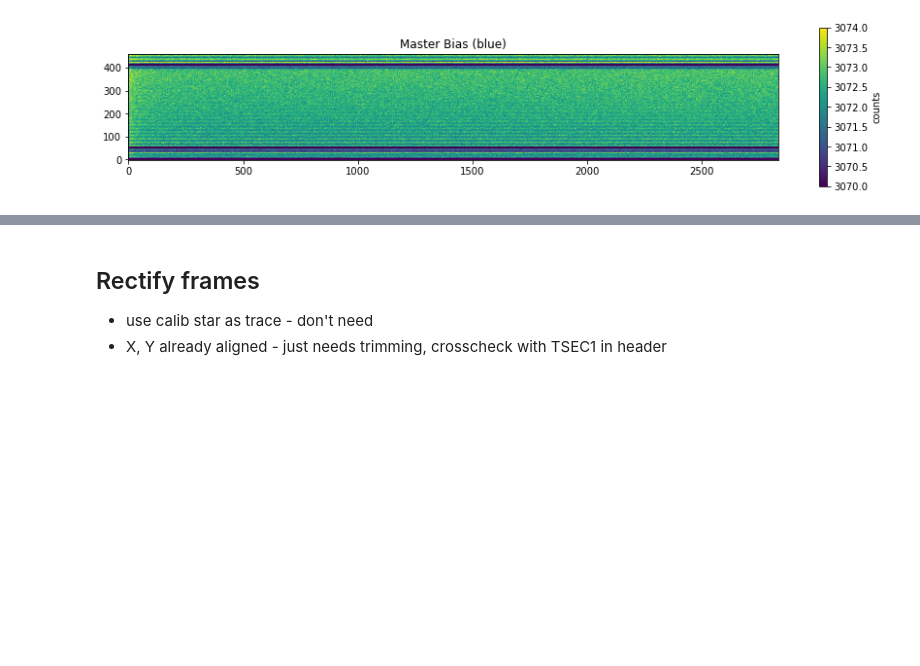
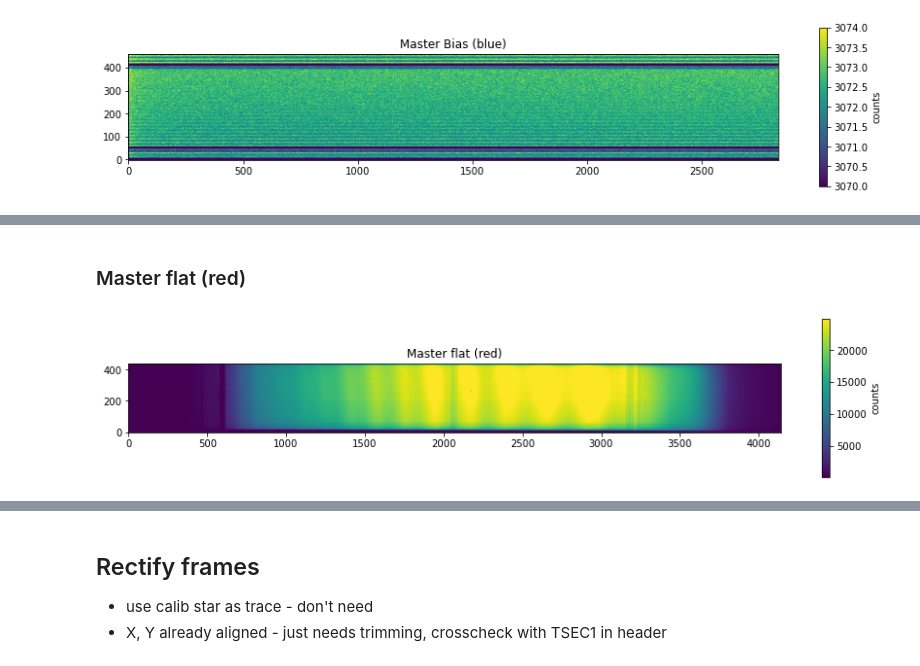
Before and after one commit to jaladh-singhal/ay107_observation, a Jupyter notebook: sn_spectra_reduction.ipynb, the cells around one changed output, grey strips where cells are left out. Saved outputs shown, nothing was run; the diff lists cells and outputs as text; code cells hidden in the pictures; blank space fills up the shorter version.

```diff
--- a/sn_spectra_reduction.ipynb
+++ b/sn_spectra_reduction.ipynb
@@ -143,5 +150,5 @@ util.plot_frame(data['red0027'], label='counts', title='Red 0027 Calib star', pr
 # %%
 bias = hdr_df[hdr_df['IMGTYPE'] == 'bias']
-flats = hdr_df[hdr_df['IMGTYPE'] == 'bias']
+flats = hdr_df[hdr_df['IMGTYPE'] == 'flat']
 arcs = hdr_df[hdr_df['IMGTYPE'] == 'cal']
 calib_star = hdr_df[(hdr_df['IMGTYPE'] == 'object') & (hdr_df['OBJECT'] == 'HD 158261')]
@@ -161,6 +172,6 @@ util.plot_frame(master_bias_red, label='counts', title='Master Bias (red)', pran
 # %%
 bias_blue = bias[np.char.startswith(list(bias.index), 'blue')]
-bias_blue_layers = np.zeros((460, 2835, bias_blue.shape[0]))
+bias_blue_layers = np.zeros((blue_shape[0], blue_shape[1], bias_blue.shape[0]))
 for i, curr_file in enumerate(bias_blue.index):
     curr_data = data[curr_file].T
     bias_blue_layers[:, :, i] = curr_data
@@ -185,0 +184,14 @@ red0001
+# %% [markdown]
+### Master flat (red)
+# %%
+flats_red = flats[np.char.startswith(list(flats.index), 'red')]
+flat_red_layers = np.zeros((red_shape[0], red_shape[1], flats_red.shape[0]))
+for i, curr_file in enumerate(flats_red.index):
+    curr_data = data[curr_file]
+    #texp = flats_red.loc[curr_file, 'EXPTIME']
+    flat_red_layers[:, :, i] = (curr_data - master_bias_red)   # should be dividing by texp, but all exposure times are zero for flats
+
+master_flat_red = np.median(flat_red_layers, axis=2)
+util.plot_frame(master_flat_red, label='counts', title='Master flat (red)', prange=(10, 90))
+# %% [output]
+[figure, added]
```
Also changed, not shown: parts of 11 cells of this notebook.
